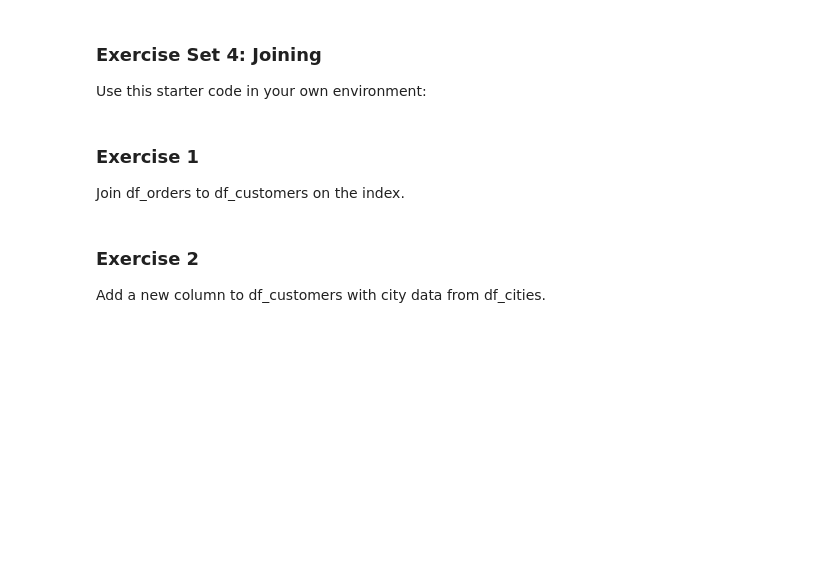
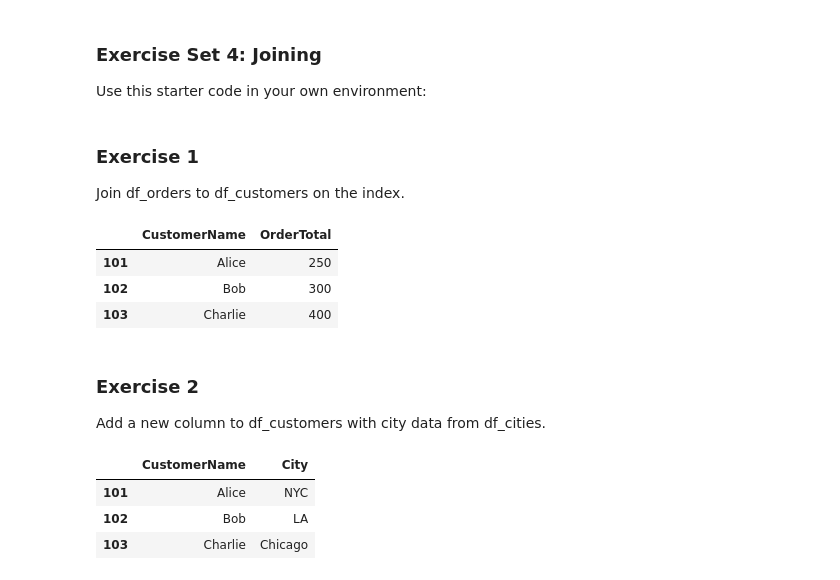
Before and after one commit to ljbastos/DA_M2_CodingExercises, a Jupyter notebook: w1_exercises.ipynb, the cells around one changed output. Saved outputs shown, nothing was run; the diff lists cells and outputs as text; code cells hidden in the pictures; blank space fills up the shorter version.

```diff
--- a/w1_exercises.ipynb
+++ b/w1_exercises.ipynb
@@ -628,6 +628,24 @@ df_orders = pd.DataFrame({
 # %% [markdown]
 <h3>Exercise 1</h3>
 Join df_orders to df_customers on the index.
+# %%
+df_customers.join(df_orders)
+# %% [output]
+|  | CustomerName | OrderTotal |
+| 101 | Alice | 250 |
+| 102 | Bob | 300 |
+| 103 | Charlie | 400 |
 # %% [markdown]
 <h3>Exercise 2</h3>
 Add a new column to df_customers with city data from df_cities.
+# %%
+df_cities = pd.DataFrame({
+    'City': ['NYC', 'LA', 'Chicago']
+}, index=[101, 102, 103])
+
+df_customers.join(df_cities)
+# %% [output]
+|  | CustomerName | City |
+| 101 | Alice | NYC |
+| 102 | Bob | LA |
+| 103 | Charlie | Chicago |
```
